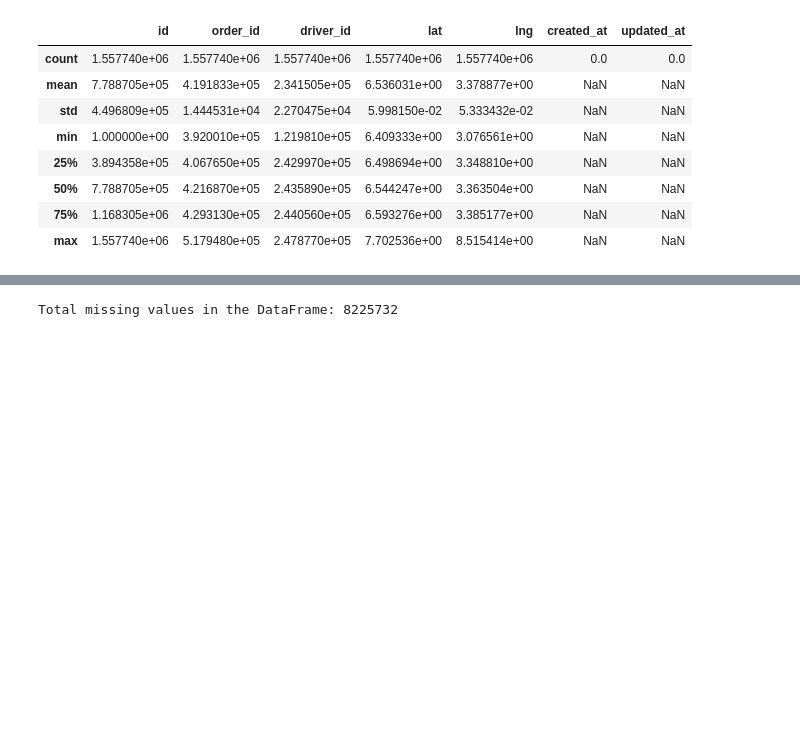
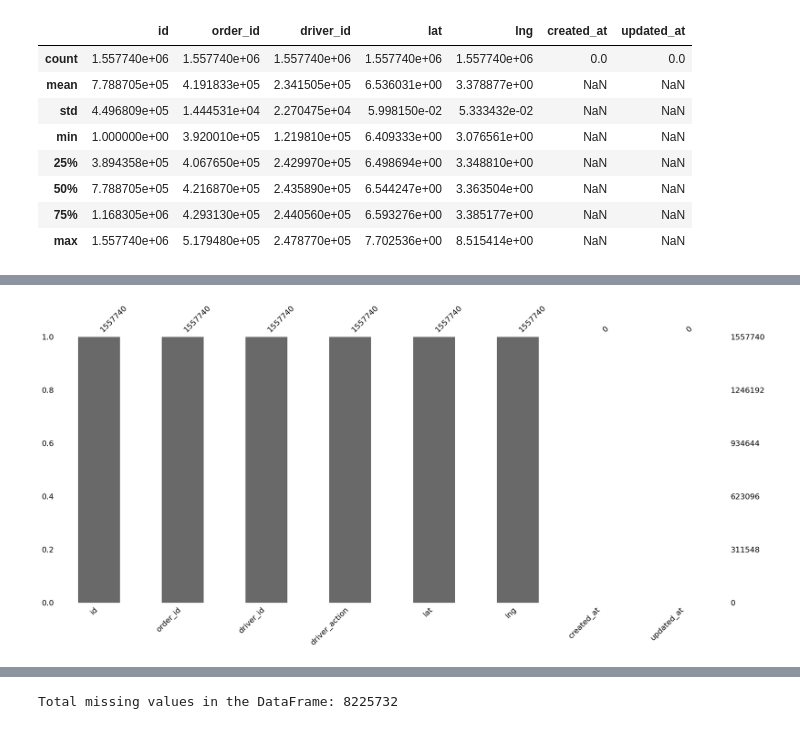
Before and after one commit to Betfsh/Logistic-optimization, a Jupyter notebook: notebooks/data_cleaning.ipynb, the cells around one changed output, grey strips where cells are left out. Drawn from its saved outputs; the diff is of its cells as text; code cells hidden in the pictures; blank space fills up the shorter version.

```diff
--- a/notebooks/data_cleaning.ipynb
+++ b/notebooks/data_cleaning.ipynb
@@ -114,0 +157,5 @@ print(merged_df.head(5).to_string())
+# %%
+msno.bar(df2, labels=list(df2.columns))
+plt.show()
+# %% [output]
+[figure, added]
```
Also changed, not shown: parts of 23 cells of this notebook.
